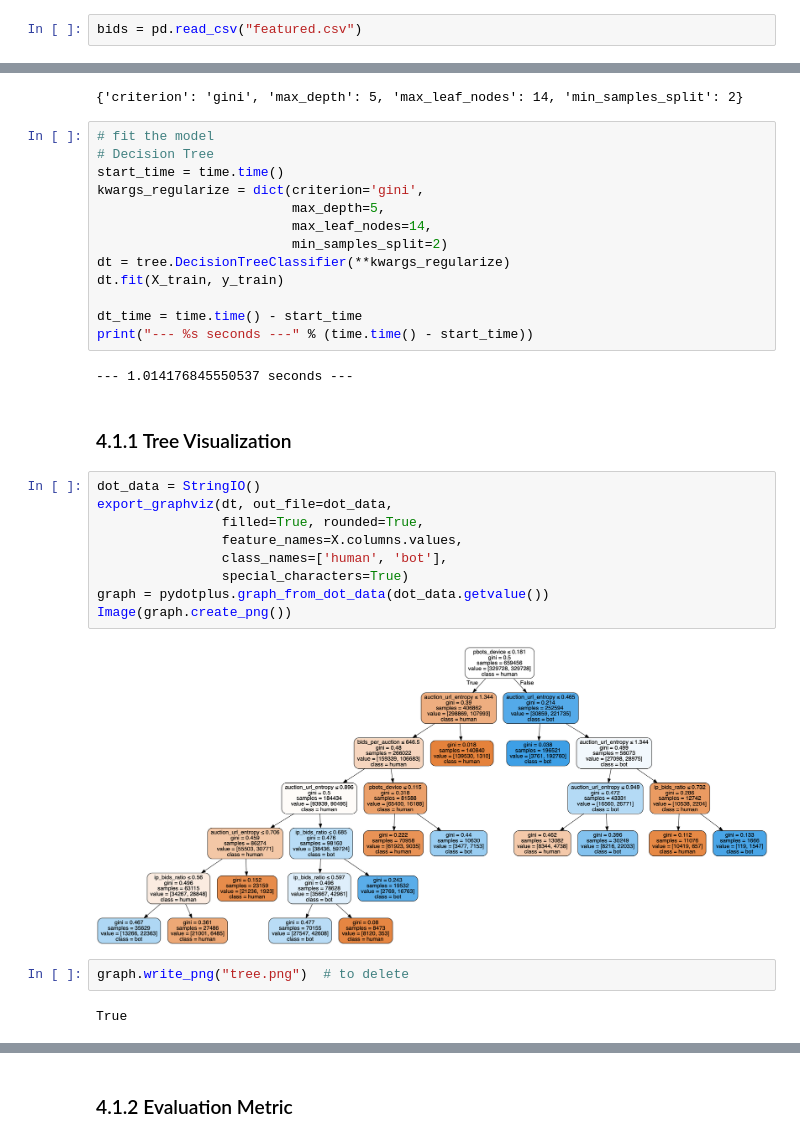
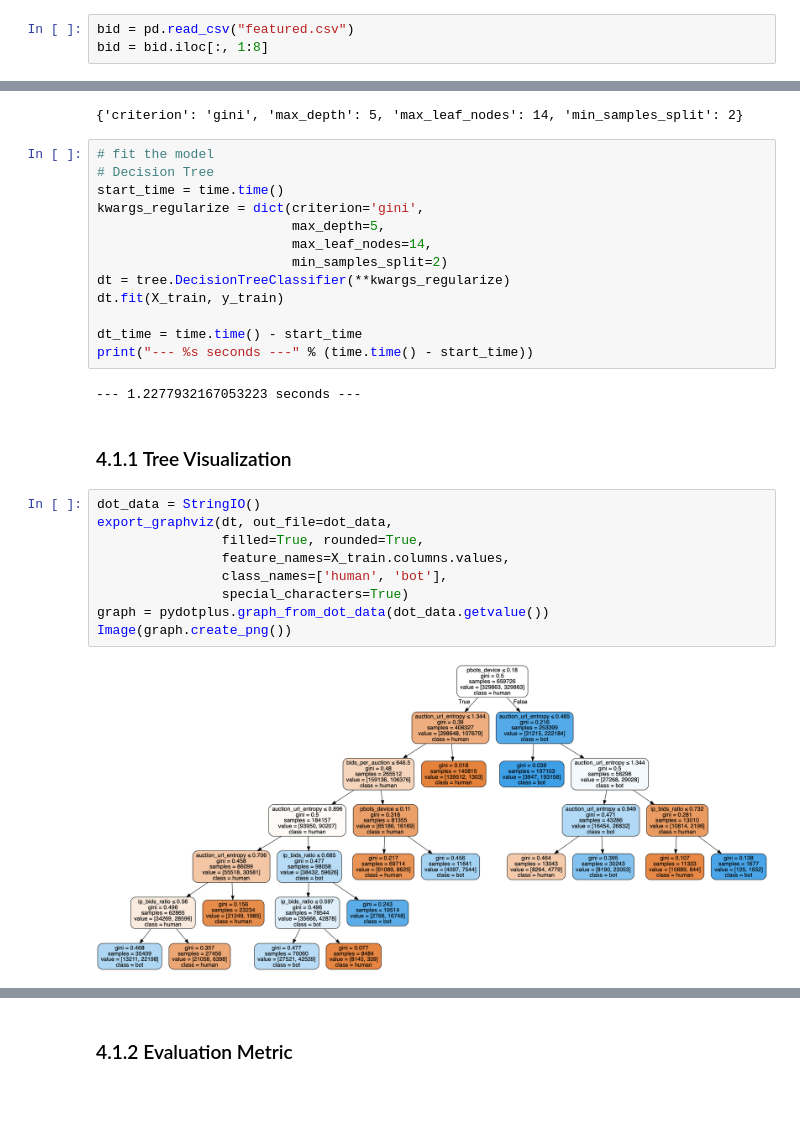
Before and after one commit to crystalxs/Human-or-Robot, a Jupyter notebook: final_project_checkin.ipynb, the cells around one changed output, grey strips where cells are left out. Drawn from its saved outputs; the diff is of its cells as text; blank space fills up the shorter version.

```diff
--- a/final_project_checkin.ipynb
+++ b/final_project_checkin.ipynb
@@ -348,4 +366,5 @@ bids.to_csv("featured.csv")
 # %%
-bids = pd.read_csv("featured.csv")
+bid = pd.read_csv("featured.csv")
+bid = bid.iloc[:, 1:8]
 # %% [markdown]
 ### 2.2 Data visualization
@@ -479,22 +504,18 @@ dt.fit(X_train, y_train)
 dt_time = time.time() - start_time
 print("--- %s seconds ---" % (time.time() - start_time))
 # %% [output]
---- 1.014176845550537 seconds ---
+--- 1.2277932167053223 seconds ---
 # %% [markdown]
 ### 4.1.1 Tree Visualization
 # %%
 dot_data = StringIO()
 export_graphviz(dt, out_file=dot_data,
                 filled=True, rounded=True,
-                feature_names=X.columns.values,
+                feature_names=X_train.columns.values,
                 class_names=['human', 'bot'],
                 special_characters=True)
 graph = pydotplus.graph_from_dot_data(dot_data.getvalue())
 Image(graph.create_png())
 # %% [output]
-[figure, old version]
+[figure, new version]
-# %%
-graph.write_png("tree.png")  # to delete
-# %% [output]
-True
 # %%
```
Also changed, not shown: parts of 31 cells of this notebook, 2 other files.
